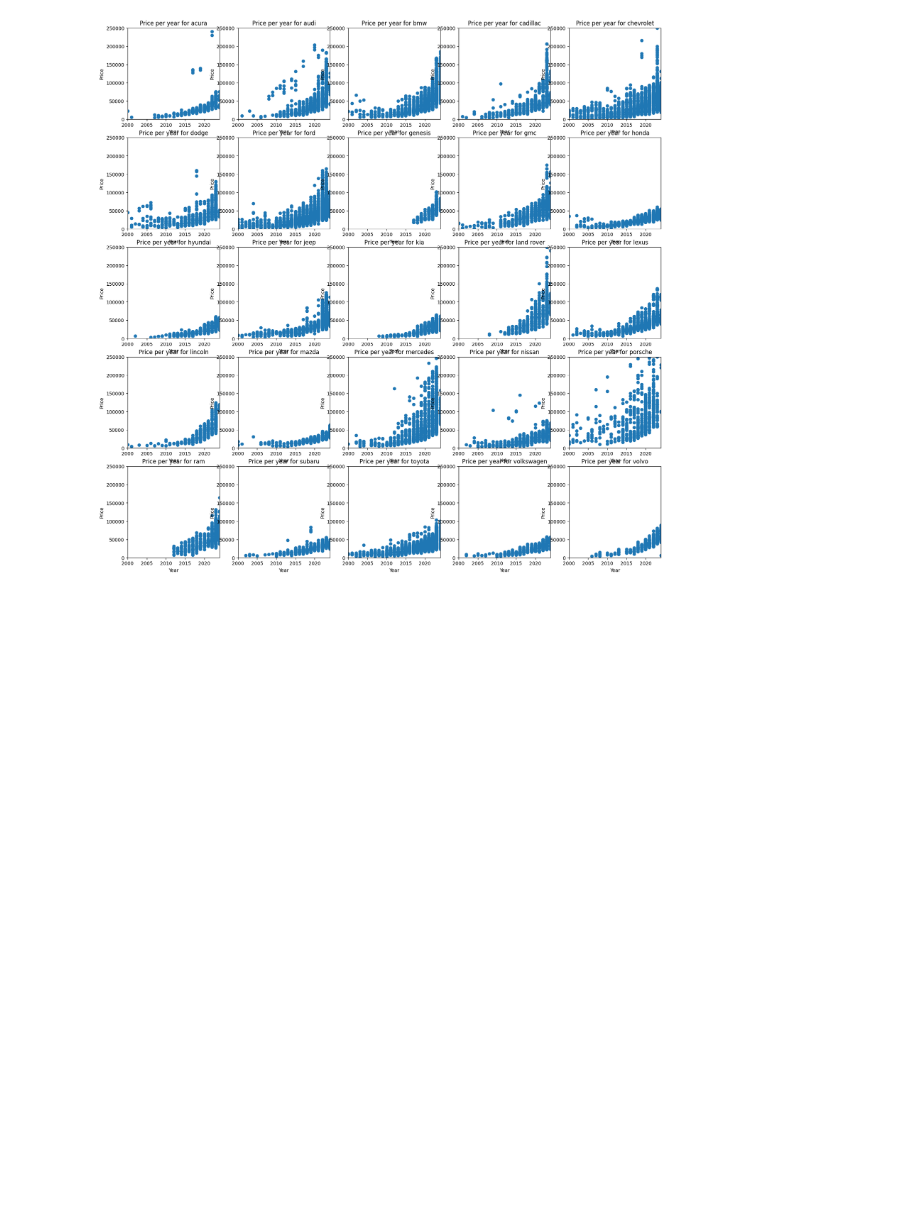
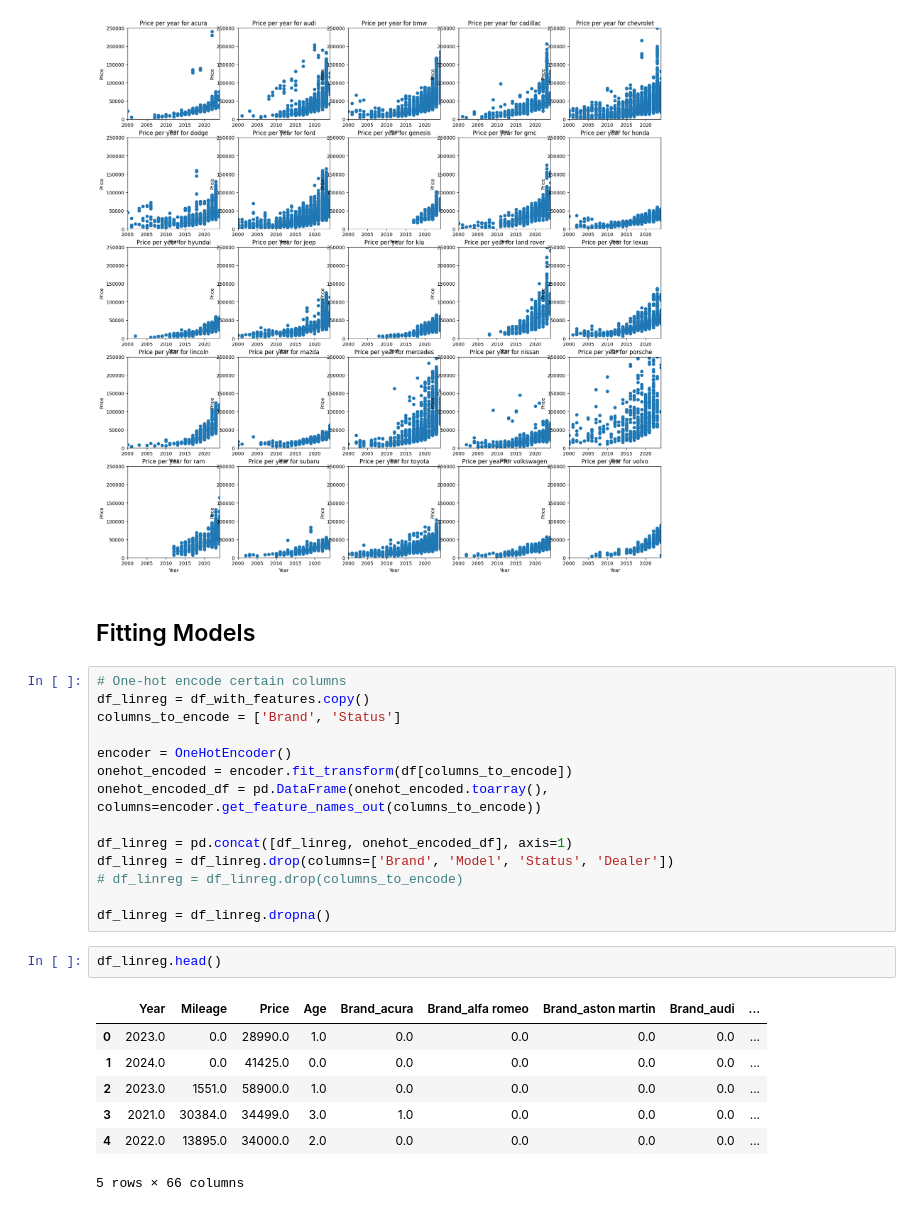
Before and after one commit to BlueOceanWave/ML-584-Project, a Jupyter notebook: analysis.ipynb, the cells around one changed output. Drawn from its saved outputs; the diff is of its cells as text; blank space fills up the shorter version.

```diff
--- a/analysis.ipynb
+++ b/analysis.ipynb
@@ -241,3 +267,29 @@ for brand, brand_df in brand_datasets.items():
     c+=1
 # %% [output]
 [figure]
+# %% [markdown]
+## Fitting Models
+# %%
+# One-hot encode certain columns
+df_linreg = df_with_features.copy()
+columns_to_encode = ['Brand', 'Status']
+
+encoder = OneHotEncoder()
+onehot_encoded = encoder.fit_transform(df[columns_to_encode])
+onehot_encoded_df = pd.DataFrame(onehot_encoded.toarray(), columns=encoder.get_feature_names_out(columns_to_encode))
+
+df_linreg = pd.concat([df_linreg, onehot_encoded_df], axis=1)
+df_linreg = df_linreg.drop(columns=['Brand', 'Model', 'Status', 'Dealer'])
+# df_linreg = df_linreg.drop(columns_to_encode)
+
+df_linreg = df_linreg.dropna()
+# %%
+df_linreg.head()
+# %% [output]
+|  | Year | Mileage | Price | Age | Brand_acura | Brand_alfa romeo | Brand_aston martin | Brand_audi | ... |
+| 0 | 2023.0 | 0.0 | 28990.0 | 1.0 | 0.0 | 0.0 | 0.0 | 0.0 | ... |
+| 1 | 2024.0 | 0.0 | 41425.0 | 0.0 | 0.0 | 0.0 | 0.0 | 0.0 | ... |
+| 2 | 2023.0 | 1551.0 | 58900.0 | 1.0 | 0.0 | 0.0 | 0.0 | 0.0 | ... |
+| 3 | 2021.0 | 30384.0 | 34499.0 | 3.0 | 1.0 | 0.0 | 0.0 | 0.0 | ... |
+| 4 | 2022.0 | 13895.0 | 34000.0 | 2.0 | 0.0 | 0.0 | 0.0 | 0.0 | ... |
+5 rows × 66 columns
```
Also changed, not shown: parts of 13 cells of this notebook.
